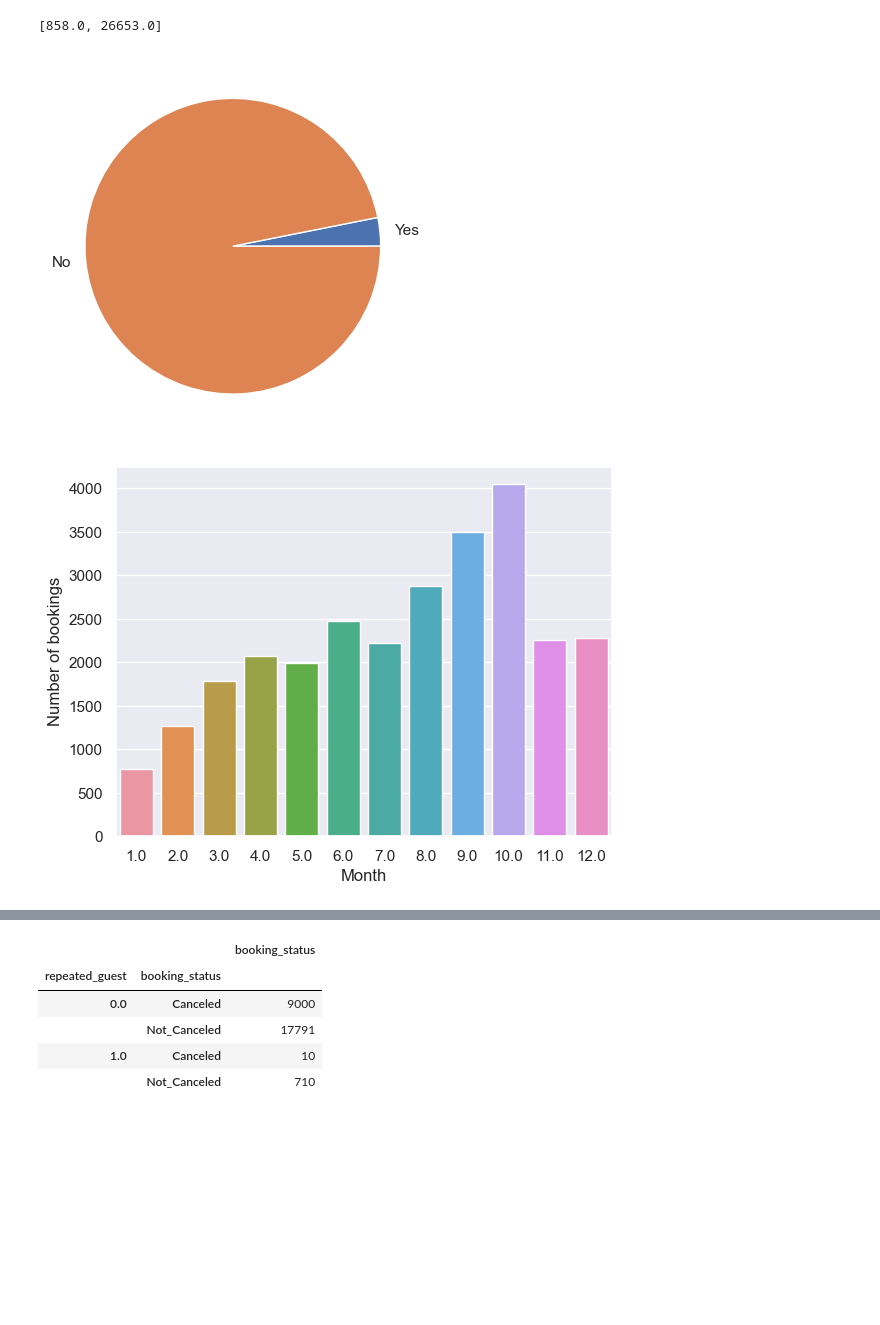
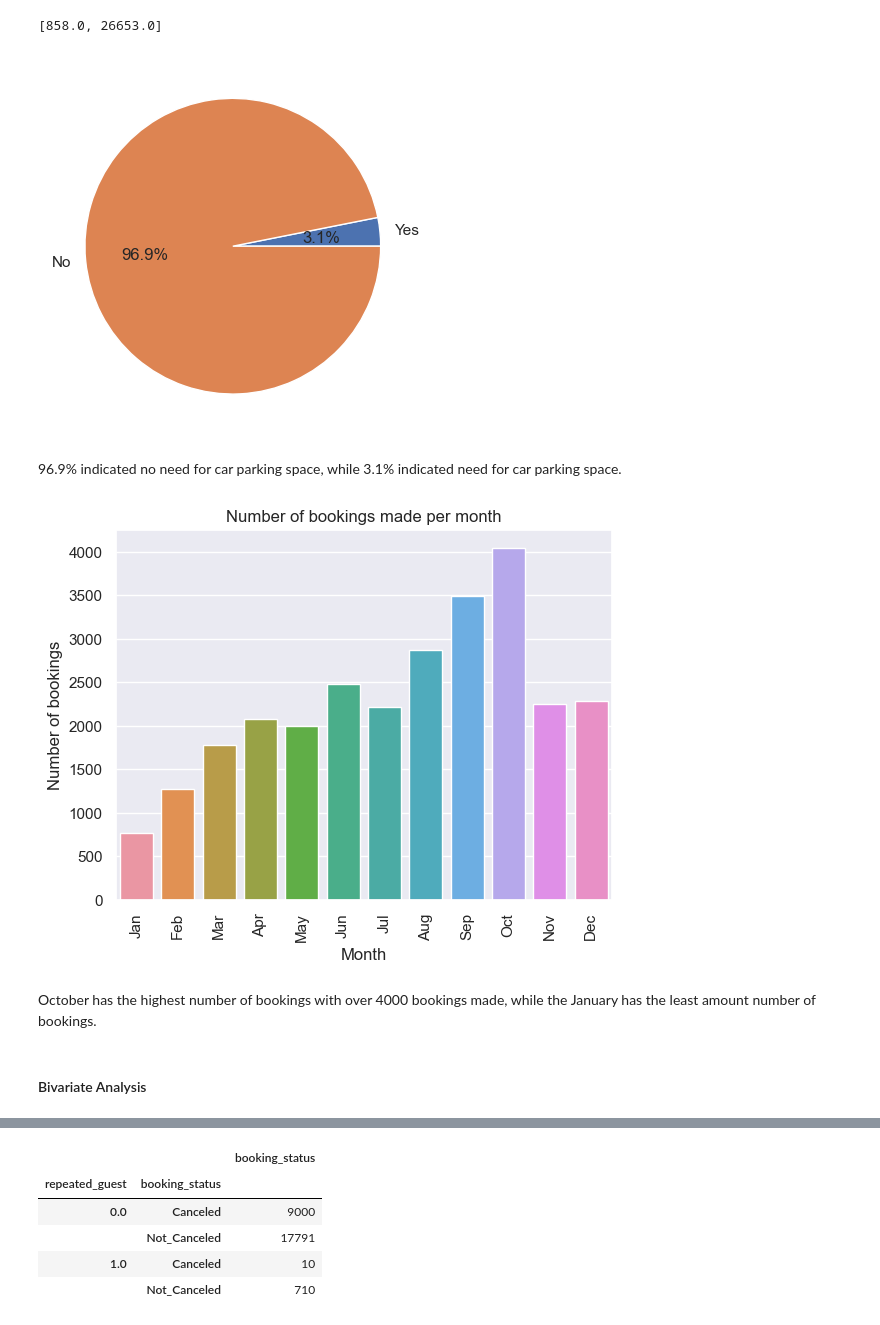
Before and after one commit to Ukpoweh/Hotel_cancellations_prediction, a Jupyter notebook: hotel_cancellations.ipynb, the cells around one changed output, grey strips where cells are left out. Cells and saved outputs as stored; diff of their text form; code cells hidden in the pictures; blank space fills up the shorter version.

```diff
--- a/hotel_cancellations.ipynb
+++ b/hotel_cancellations.ipynb
@@ -193,17 +221,27 @@ data
 # %% [output]
 [858.0, 26653.0]
 # %%
-plt.pie(data, labels=required_car_space)
+plt.pie(data, labels=required_car_space, autopct='%1.1f%%')
 plt.show()
 # %% [output]
-[figure, old version]
+[figure, new version]
+# %% [markdown]
+96.9% indicated no need for car parking space, while 3.1% indicated need for car parking space.
 # %%
 sns.countplot(x='arrival_month', data=df)
 plt.xlabel('Month')
 plt.ylabel('Number of bookings')
+plt.title('Number of bookings made per month')
+x = range(0, 12)
+labels = ['Jan', 'Feb', 'Mar', 'Apr', 'May', 'Jun', 'Jul', 'Aug', 'Sep', 'Oct', 'Nov', 'Dec']
+plt.xticks(x, labels, rotation=90)
 plt.show()
 # %% [output]
-[figure, old version]
+[figure, new version]
+# %% [markdown]
+October has the highest number of bookings with over 4000 bookings made, while the January has the least amount number of bookings.
+# %% [markdown]
+#### Bivariate Analysis
 # %%
 sns.countplot(x='room_type_reserved', hue='booking_status', data=df)
 plt.xticks(rotation=90)
```
Also changed, not shown: parts of 30 cells of this notebook, 1 other file.
